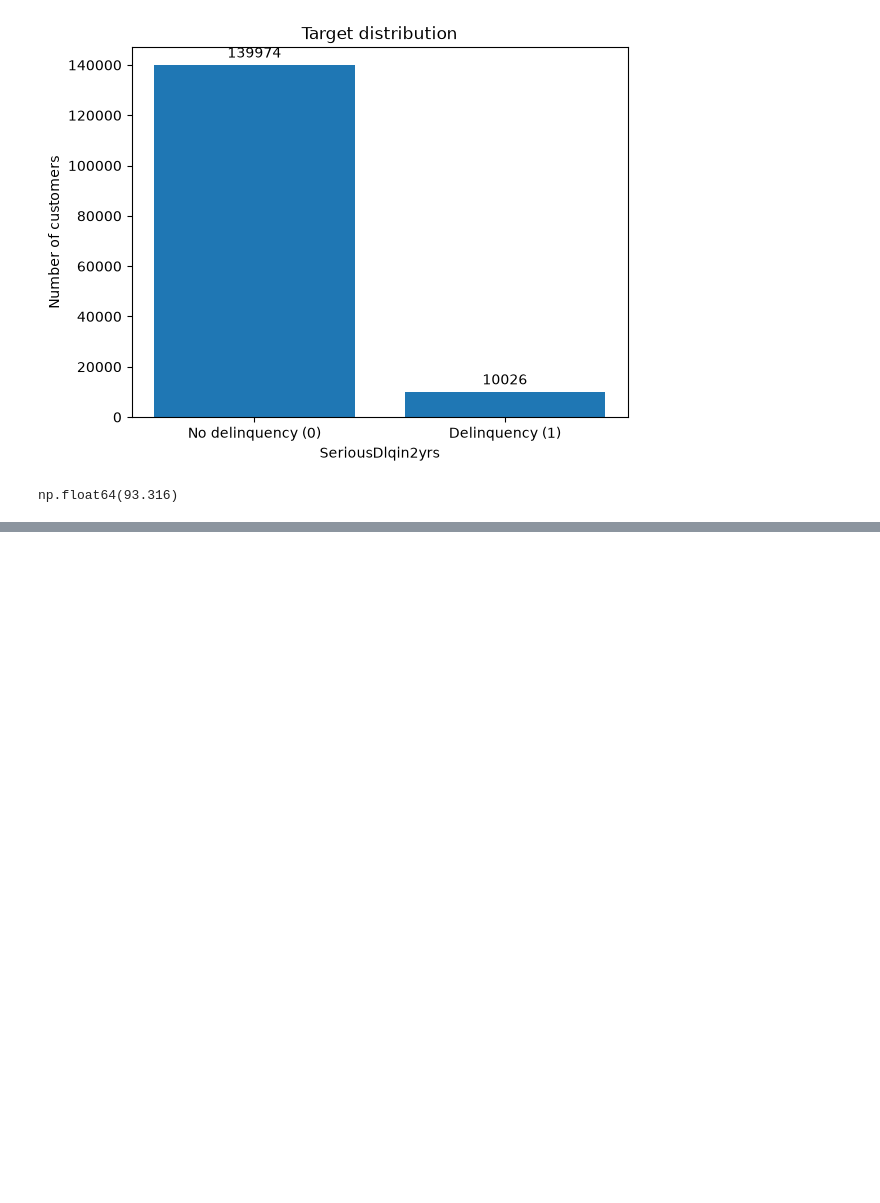
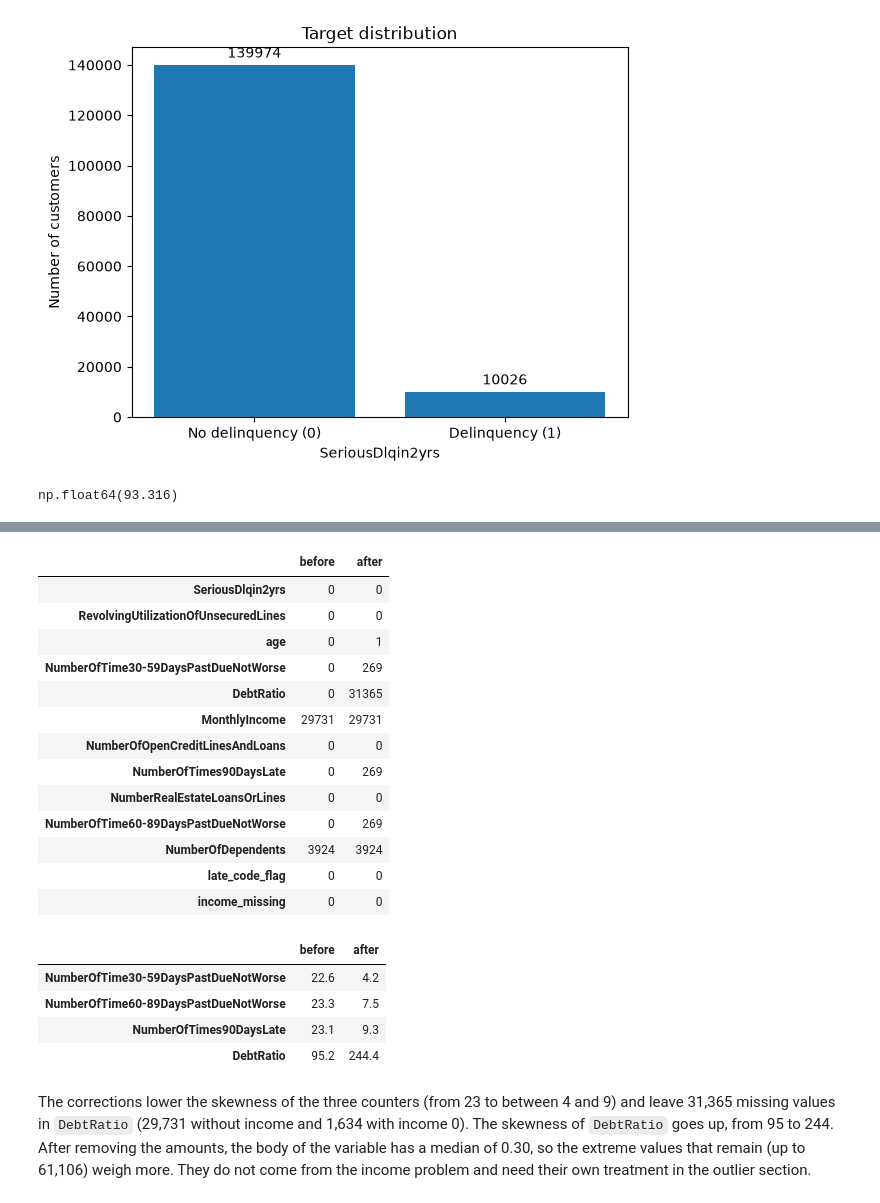
Before and after one commit to CarlosCUNEF/machine_learning_assignment, a Jupyter notebook: notebooks/01_EDA.ipynb, the cells around one changed output, grey strips where cells are left out. Saved outputs shown, nothing was run; the diff lists cells and outputs as text; code cells hidden in the pictures; blank space fills up the shorter version.

```diff
--- a/notebooks/01_EDA.ipynb
+++ b/notebooks/01_EDA.ipynb
@@ -124,0 +315,16 @@ np.float64(93.316)
+# %%
+special = df[LATE_COLS].isin([96, 98])
+rows_special = special.any(axis=1)
+
+print("Rows with a 96 or 98 in some counter:", rows_special.sum())
+print("Per column:", special.sum().to_dict())
+print("Largest value in each counter once 96 and 98 are excluded:")
+print(df[LATE_COLS].where(~special).max().to_dict())
+
+pd.DataFrame(
+    {
+        "rows": [rows_special.sum(), (~rows_special).sum()],
+        "default rate": [df.loc[rows_special, TARGET].mean(), df.loc[~rows_special, TARGET].mean()],
+    },
+    index=["with 96/98", "rest"],
+).round(4)
@@ -124,0 +409,57 @@ np.float64(93.316)
+# %%
+df_fixed = df.copy()
+
+# The flags go first: once the values are replaced we could not tell
+# which rows had a code or a missing income
+df_fixed["late_code_flag"] = df_fixed[LATE_COLS].isin([96, 98]).any(axis=1).astype(int)
+df_fixed["income_missing"] = df_fixed["MonthlyIncome"].isna().astype(int)
+
+# Impossible age: a minor cannot hold a credit
+df_fixed.loc[df_fixed["age"] < 18, "age"] = np.nan
+
+# 96 and 98 are codes of the data source, not real counts
+df_fixed[LATE_COLS] = df_fixed[LATE_COLS].where(~df_fixed[LATE_COLS].isin([96, 98]))
+
+# Without an income (missing or 0) DebtRatio is an amount, not a ratio
+no_income = df_fixed["MonthlyIncome"].isna() | (df_fixed["MonthlyIncome"] == 0)
+df_fixed.loc[no_income, "DebtRatio"] = np.nan
+
+# Quick checks that the corrections did what we wanted
+assert (df_fixed["age"].dropna() >= 18).all()
+assert not df_fixed[LATE_COLS].isin([96, 98]).any().any()
+assert df_fixed["late_code_flag"].sum() == rows_special.sum()
+
+nulls = pd.DataFrame(
+    {
+        "before": df.isna().sum().reindex(df_fixed.columns).fillna(0).astype(int),
+        "after": df_fixed.isna().sum(),
+    }
+)
+display(nulls)
+
+# Effect of the corrections on the skewness of the problem variables
+pd.DataFrame(
+    {"before": df[LATE_COLS + ["DebtRatio"]].skew(), "after": df_fixed[LATE_COLS + ["DebtRatio"]].skew()}
+).round(1)
+# %% [output]
+|  | before | after |
+| SeriousDlqin2yrs | 0 | 0 |
+| RevolvingUtilizationOfUnsecuredLines | 0 | 0 |
+| age | 0 | 1 |
+| NumberOfTime30-59DaysPastDueNotWorse | 0 | 269 |
+| DebtRatio | 0 | 31365 |
+| MonthlyIncome | 29731 | 29731 |
+| NumberOfOpenCreditLinesAndLoans | 0 | 0 |
+| NumberOfTimes90DaysLate | 0 | 269 |
+| NumberRealEstateLoansOrLines | 0 | 0 |
+| NumberOfTime60-89DaysPastDueNotWorse | 0 | 269 |
+| NumberOfDependents | 3924 | 3924 |
+| late_code_flag | 0 | 0 |
+| income_missing | 0 | 0 |
+|  | before | after |
+| NumberOfTime30-59DaysPastDueNotWorse | 22.6 | 4.2 |
+| NumberOfTime60-89DaysPastDueNotWorse | 23.3 | 7.5 |
+| NumberOfTimes90DaysLate | 23.1 | 9.3 |
+| DebtRatio | 95.2 | 244.4 |
+# %% [markdown]
+The corrections lower the skewness of the three counters (from 23 to between 4 and 9) and leave 31,365 missing values in `DebtRatio` (29,731 without income and 1,634 with income 0). The skewness of `DebtRatio` goes up, from 95 to 244. After removing the amounts, the body of the variable has a median of 0.30, so the extreme values that remain (up to 61,106) weigh more. They do not come from the income problem and need their own treatment in the outlier section.
```
Also changed, not shown: parts of 27 cells of this notebook, 2 other files.
